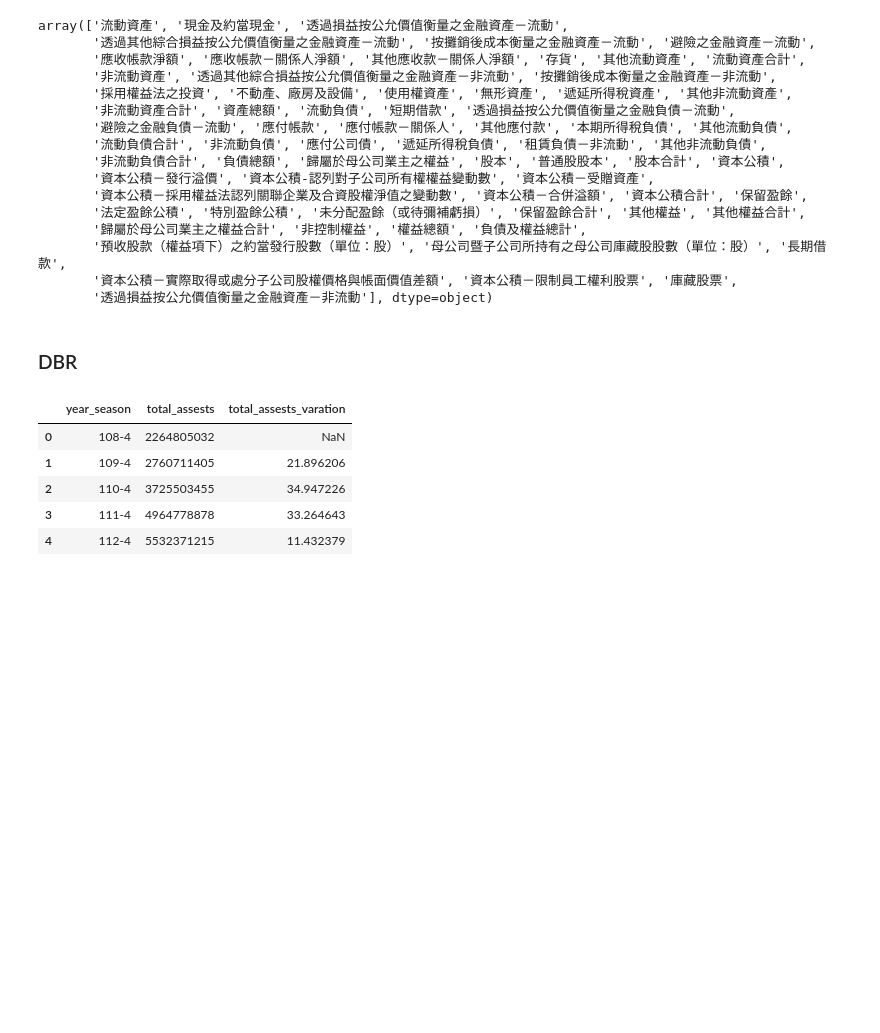
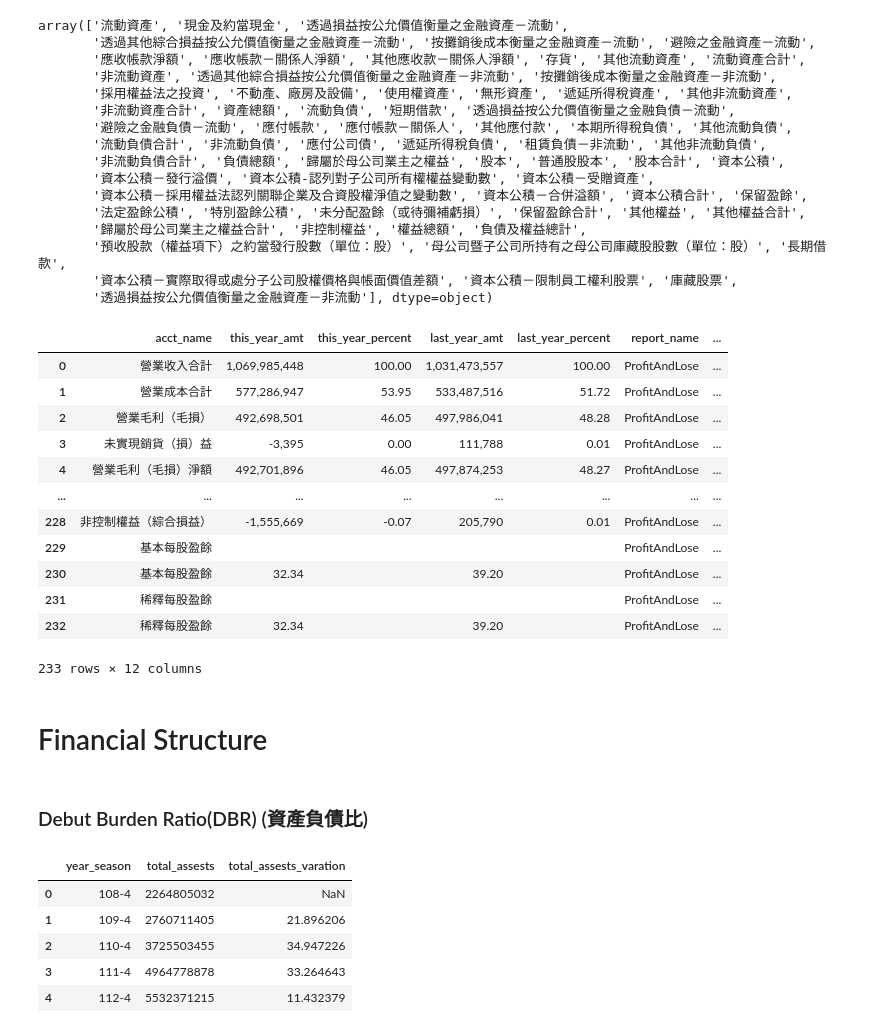
Before and after one commit to chiseanchang0727/financial-report-crawler, a Jupyter notebook: fc_report_analysis.ipynb, the cells around one changed output. Saved outputs shown, nothing was run; the diff lists cells and outputs as text; code cells hidden in the pictures; blank space fills up the shorter version.

```diff
--- a/fc_report_analysis.ipynb
+++ b/fc_report_analysis.ipynb
@@ -55,7 +54,33 @@ array(['流動資產', '現金及約當現金', '透過損益按公允價值衡
        '預收股款（權益項下）之約當發行股數（單位：股）', '母公司暨子公司所持有之母公司庫藏股股數（單位：股）', '長期借款',
        '資本公積－實際取得或處分子公司股權價格與帳面價值差額', '資本公積－限制員工權利股票', '庫藏股票',
        '透過損益按公允價值衡量之金融資產－非流動'], dtype=object)
+# %%
+query = """
+select *
+from profitandlose
+where stock = '2330' and season = 4
+"""
+
+df_profitloss = sql_agent.read_table(query=query)
+# %%
+df_profitloss
+# %% [output]
+|  | acct_name | this_year_amt | this_year_percent | last_year_amt | last_year_percent | report_name | ... |
+| 0 | 營業收入合計 | 1,069,985,448 | 100.00 | 1,031,473,557 | 100.00 | ProfitAndLose | ... |
+| 1 | 營業成本合計 | 577,286,947 | 53.95 | 533,487,516 | 51.72 | ProfitAndLose | ... |
+| 2 | 營業毛利（毛損） | 492,698,501 | 46.05 | 497,986,041 | 48.28 | ProfitAndLose | ... |
+| 3 | 未實現銷貨（損）益 | -3,395 | 0.00 | 111,788 | 0.01 | ProfitAndLose | ... |
+| 4 | 營業毛利（毛損）淨額 | 492,701,896 | 46.05 | 497,874,253 | 48.27 | ProfitAndLose | ... |
+| ... | ... | ... | ... | ... | ... | ... | ... |
+| 228 | 非控制權益（綜合損益） | -1,555,669 | -0.07 | 205,790 | 0.01 | ProfitAndLose | ... |
+| 229 | 基本每股盈餘 |  |  |  |  | ProfitAndLose | ... |
+| 230 | 基本每股盈餘 | 32.34 |  | 39.20 |  | ProfitAndLose | ... |
+| 231 | 稀釋每股盈餘 |  |  |  |  | ProfitAndLose | ... |
+| 232 | 稀釋每股盈餘 | 32.34 |  | 39.20 |  | ProfitAndLose | ... |
+233 rows × 12 columns
+# %% [markdown]
+# Financial Structure
 # %% [markdown]
-### DBR
+### Debut Burden Ratio(DBR) (資產負債比)
 # %%
 # 資產總額
```
Also changed, not shown: parts of 23 cells of this notebook, 1 other file.
